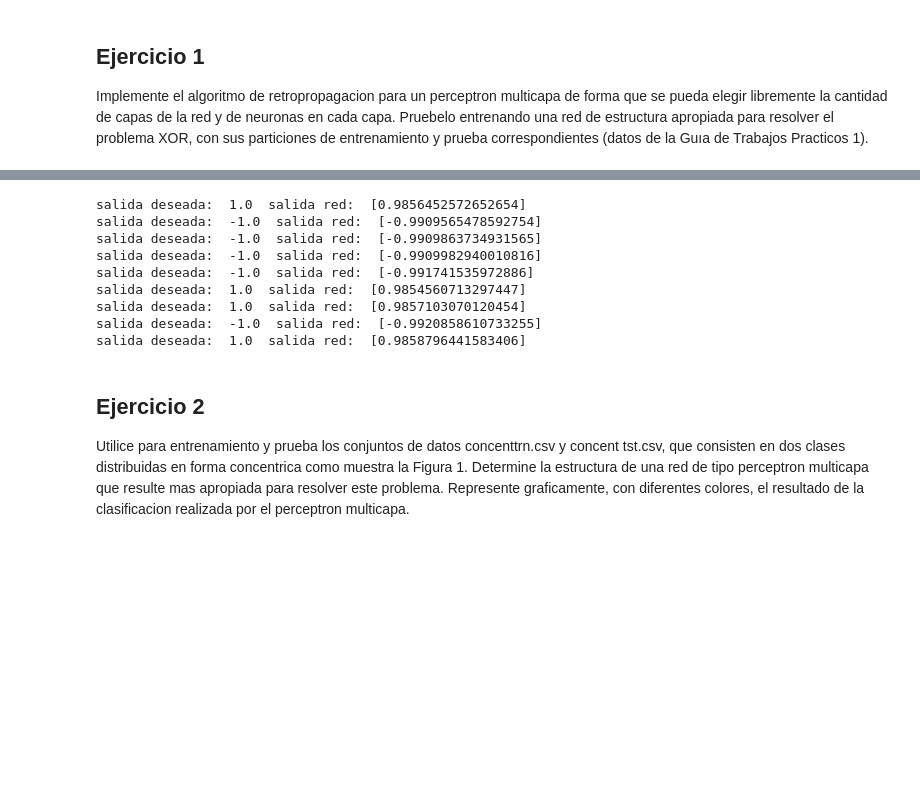
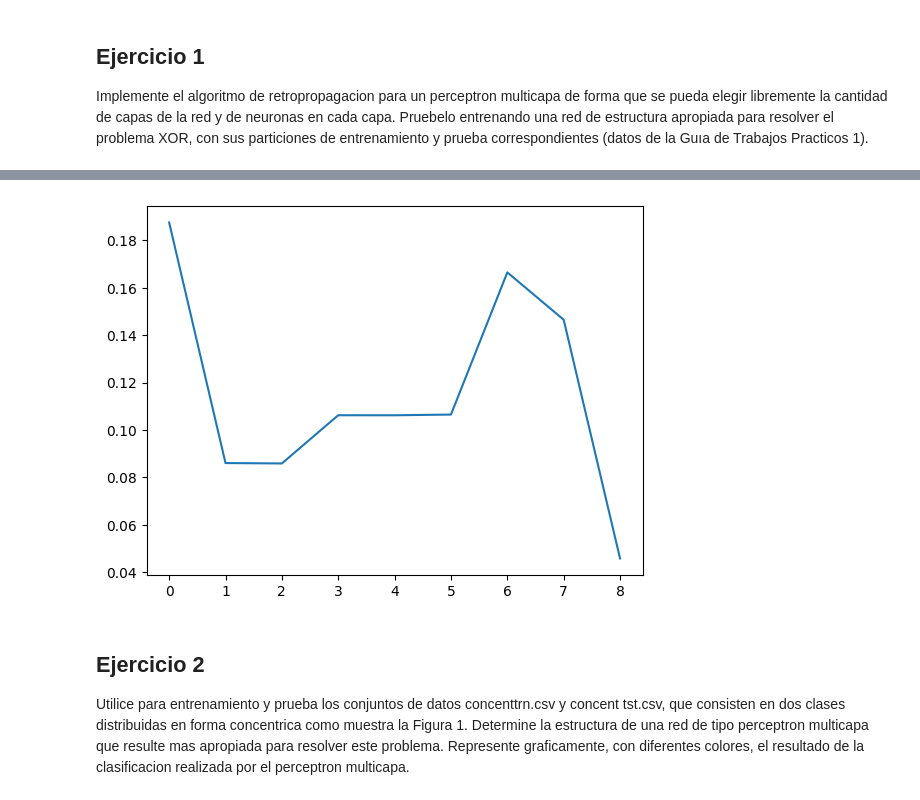
Before and after one commit to aguusandy/ic_2023, a Jupyter notebook: inteligencia_guia2.ipynb, the cells around one changed output, grey strips where cells are left out. Drawn from its saved outputs; the diff is of its cells as text; code cells hidden in the pictures; blank space fills up the shorter version.

```diff
--- a/inteligencia_guia2.ipynb
+++ b/inteligencia_guia2.ipynb
@@ -63 +74,4 @@ def calculo_error(yd,y):
+# %%
+def calculo_error(yd,y):
+  return np.sum((yd-y)**2)
 # %%
@@ -171,34 +157,34 @@ for i in np.arange(0,len(datos_prueba)):
 # %%
 # prueba
-def prueba_red(datos_pruebas,pesos,red_size):
-  contador_error = 0; errores_epoca = []; salidas_red = [];
-  for i in np.arange(0,len(datos_pruebas)):
-    patron_i = datos_pruebas[i]
-    entradas = np.array(patron_i[0:len(patron_i)-1])
-    yd = [patron_i[len(patron_i)-1]]
-    y = propagacion_adelante(entradas,pesos,red_size,0.5)
-    salidas_red.append(y[len(y)-1])
-    error = calculo_error(yd,y[len(y)-1])
+def prueba_red(datos_prueba,pesos,red_size,a):
+  contador_error = 0; salidas_red = np.zeros(len(datos_prueba)); errores_v = []; cant_datos = len(datos_prueba)
+  suma = 0
+  for i in np.arange(0,cant_datos):
+    patron_i = datos_prueba[i]
+    entradas = np.array(patron_i[:-1]) # devuelve el vector sin el ultimo elemento
+    yd = [patron_i[-1]]
+    y = propagacion_adelante(entradas,pesos,red_size,a)
+    salidas_red[i]= y[-1]
+    error = calculo_error(yd,y[-1])
     if( error != 0):
       contador_error+=1
-      errores_epoca.append(error)
-  errores_v.append(errores_epoca)
+      suma+=error
+  errores_v.append(suma/cant_datos)
   #print(errores_v)
-  return salidas_red
+  return salidas_red,errores_v
 # %%
-salidas = prueba_red(datos_pruebas,pesos_ej1,red_size)
-for n in np.arange(0,len(datos_pruebas)):
-  print('salida deseada: ',datos_pruebas[n][len(datos_pruebas[n])-1], ' salida red: ',salidas[n])
+errores_prueba = []
+for n in range(0,9):
+  datos_aux = datos_prueba_ej1[n*20:(n+1)*20]
+  salidas,errores_salidas = prueba_red(datos_aux,pesos_ej1,red_size,a=0.9)
+  errores_prueba.append(errores_salidas)
+#for n in np.arange(0,len(datos_pruebas)):
+ # print('salida deseada: ',datos_pruebas[n][len(datos_pruebas[n])-1], ' salida red: ',salidas[n])
+#print(errores_salidas)
+plt.plot(errores_prueba)
+plt.show()
 # %% [output]
-salida deseada:  1.0  salida red:  [0.9856452572652654]
-salida deseada:  -1.0  salida red:  [-0.9909565478592754]
-salida deseada:  -1.0  salida red:  [-0.9909863734931565]
-salida deseada:  -1.0  salida red:  [-0.9909982940010816]
-salida deseada:  -1.0  salida red:  [-0.991741535972886]
-salida deseada:  1.0  salida red:  [0.9854560713297447]
-salida deseada:  1.0  salida red:  [0.9857103070120454]
-salida deseada:  -1.0  salida red:  [-0.9920858610733255]
-salida deseada:  1.0  salida red:  [0.9858796441583406]
+[figure, added]
 # %% [markdown]
 ## Ejercicio 2
 Utilice para entrenamiento y prueba los conjuntos de datos concenttrn.csv y concent tst.csv, que consisten en dos clases distribuidas en forma concentrica como muestra la Figura 1. Determine la estructura de una red de tipo perceptron multicapa que resulte mas apropiada para resolver este
```
Also changed, not shown: parts of 25 cells of this notebook.
